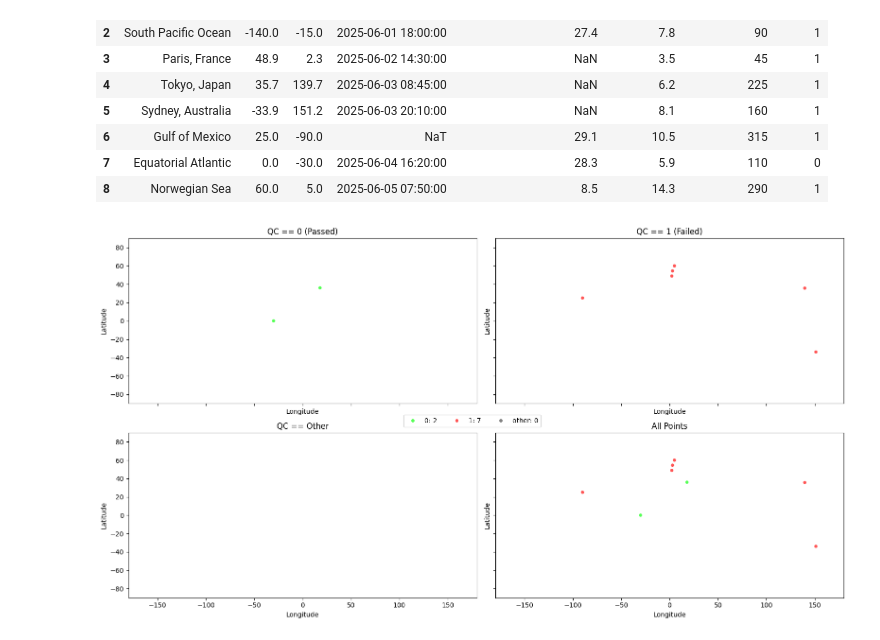
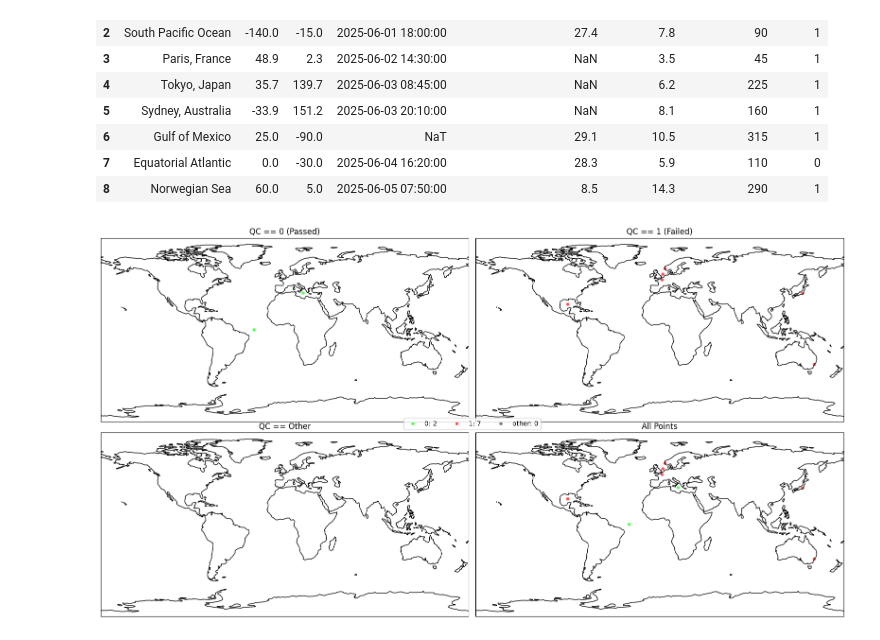
Before and after one commit to glamod/marine_qc, a Jupyter notebook: docs/notebooks/qc_individual.ipynb, the cells around one changed output. Cells and saved outputs as stored; diff of their text form; code cells hidden in the pictures.

Commit message:
add plots

```diff
--- a/docs/notebooks/qc_individual.ipynb
+++ b/docs/notebooks/qc_individual.ipynb
@@ -270,6 +270,6 @@ pd.DataFrame({**data, "qc_flag": qc_flag})
 | 7 | Equatorial Atlantic | 0.0 | -30.0 | 2025-06-04 16:20:00 | 28.3 | 5.9 | 110 | 0 |
 | 8 | Norwegian Sea | 60.0 | 5.0 | 2025-06-05 07:50:00 | 8.5 | 14.3 | 290 | 1 |
 # %%
-plot = plot_latitude_longitude(data.lat, data.lon, qc_flag, marker_size=15)
+plot = plot_latitude_longitude(data.lat, data.lon, qc_flag, marker_size=15, add_coastlines=True)
 # %% [output]
-[figure, old version]
+[figure, new version]
```
